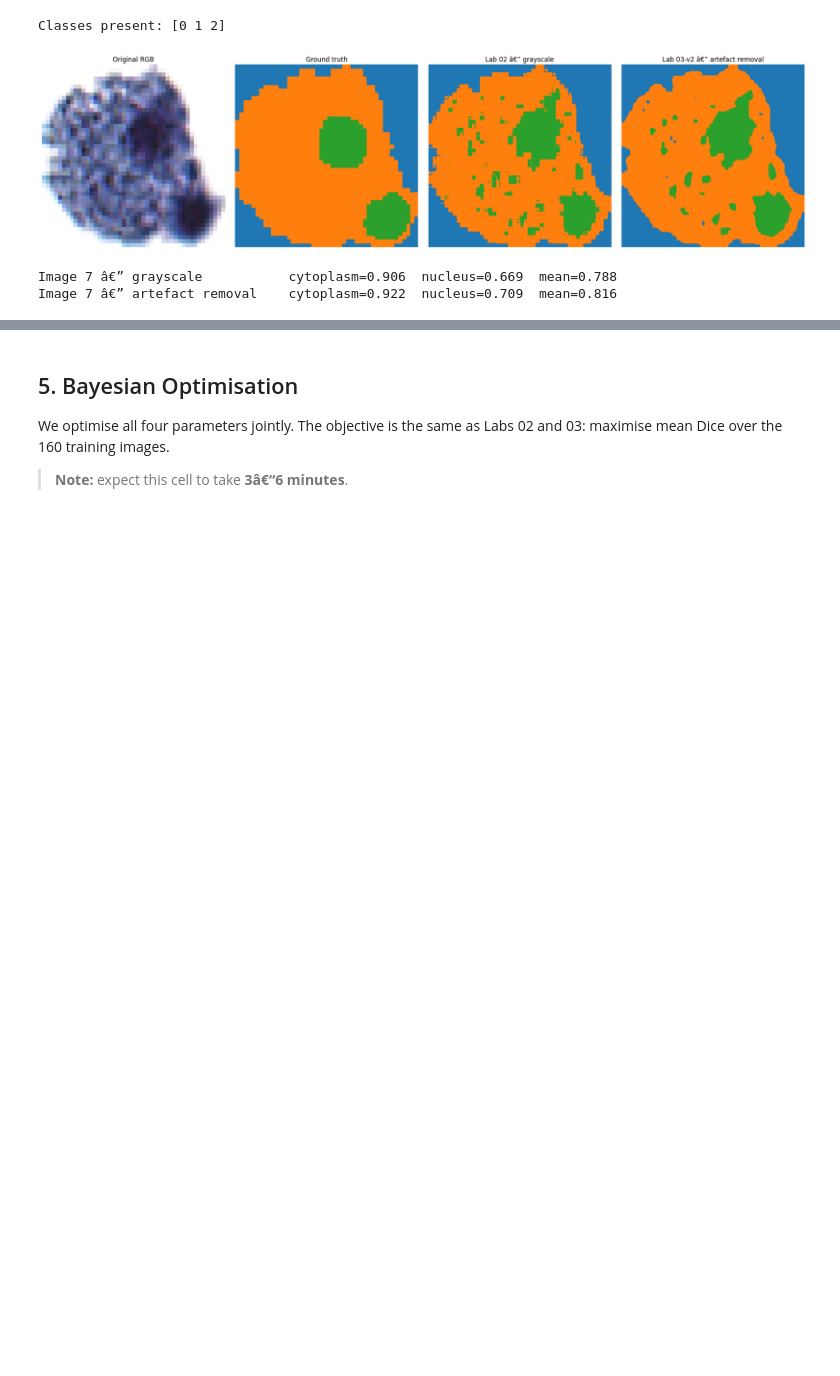
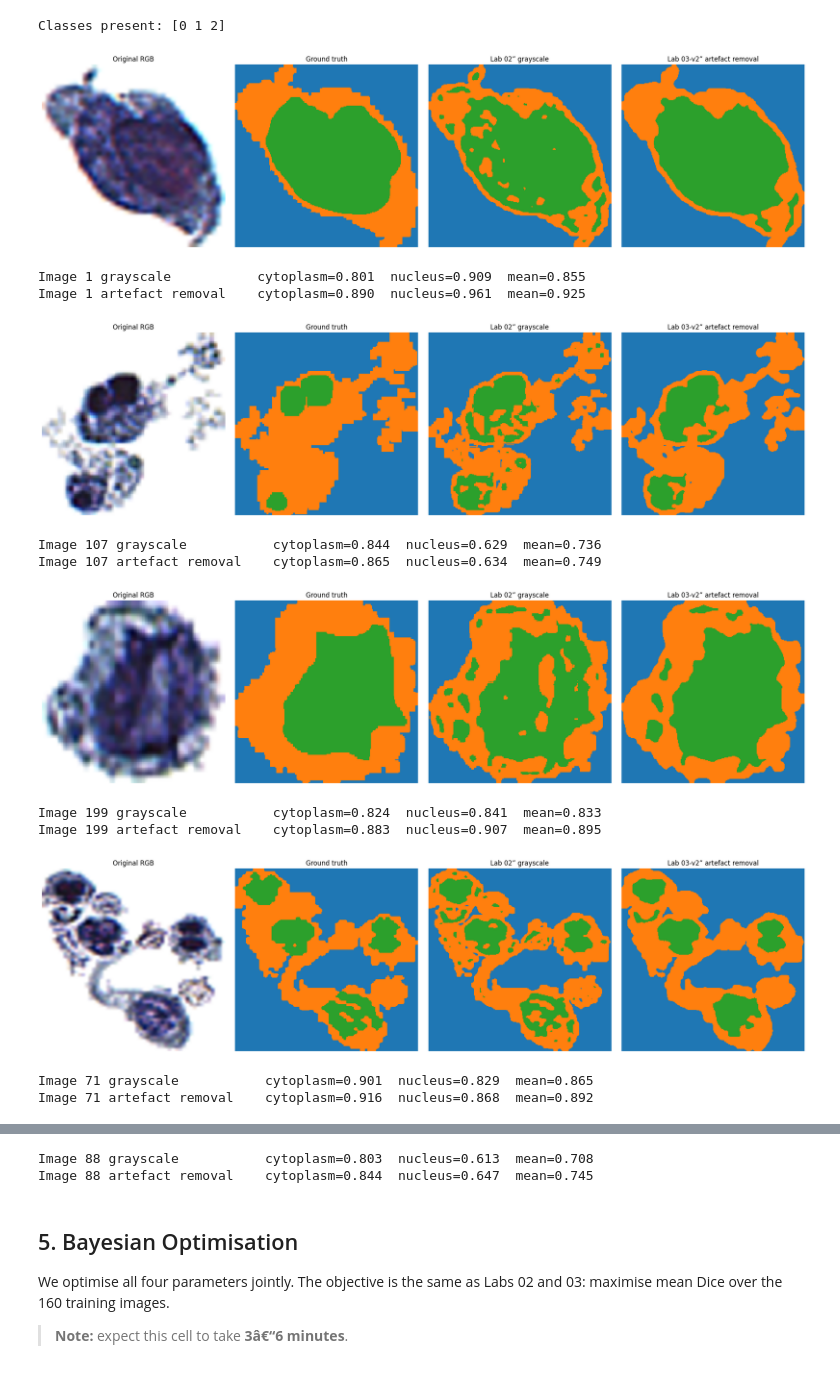
Before and after one commit to Crefossus/VocEd, a Jupyter notebook: 03v2_stain_deconvolution.ipynb, the cells around one changed output, grey strips where cells are left out. Cells and saved outputs as stored; diff of their text form; code cells hidden in the pictures; blank space fills up the shorter version.

```diff
--- a/03v2_stain_deconvolution.ipynb
+++ b/03v2_stain_deconvolution.ipynb
@@ -159,7 +159,7 @@ The new pipeline has three stages:
 | `min_nuc_size` | Min nucleus fragment size (pixels) | [10, 500] |
 | `min_cyto_size` | Min cytoplasm fragment size (pixels) | [10, 500] |
 # %%
-def segment_morph(img, t_nuc, t_bg, min_nuc_size=20, min_cyto_size=20,
+def segment_morph(img, t_nuc, t_bg, min_nuc_size=200, min_cyto_size=20,
                   blur_sigma=1.5):
     """
     Targeted cleanup pipeline with Gaussian blur â†’ NLM preprocessing.
@@ -210,24 +210,45 @@ Classes present: [0 1 2]
 # %%
 ## 4. Visual Comparison on Image 7
 
-pred_gray7  = segment_gray( X[7], 0.29, 0.95)
-pred_morph7 = segment_morph(X[7], 0.29, 0.95)   # same thresholds, artefact removal added
+import random
 
-fig, axes = plt.subplots(1, 4, figsize=(20, 5))
-axes[0].imshow(X[7].transpose(1, 2, 0));                                   axes[0].set_title('Original RGB')
-axes[1].imshow(y[7],         cmap='tab10', vmin=0, vmax=9, interpolation='nearest'); axes[1].set_title('Ground truth')
-axes[2].imshow(pred_gray7,   cmap='tab10', vmin=0, vmax=9, interpolation='nearest'); axes[2].set_title('Lab 02 â€” grayscale')
-axes[3].imshow(pred_morph7,  cmap='tab10', vmin=0, vmax=9, interpolation='nearest'); axes[3].set_title('Lab 03-v2 â€” artefact removal')
-for ax in axes:
-    ax.axis('off')
-plt.tight_layout()
-plt.show()
+for _ in range(5):
+    sample = random.choice(test_idx)
+    pred_gray  = segment_gray( X[sample], 0.36, 0.95)
+    pred_morph = segment_morph(X[sample], 0.36, 0.95)   # same thresholds, artefact removal added
 
-for name, pred in [('grayscale', pred_gray7), ('artefact removal', pred_morph7)]:
-    d1 = dice_score(pred, y[7], 1)
-    d2 = dice_score(pred, y[7], 2)
-    print(f'Image 7 â€” {name:18s}  cytoplasm={d1:.3f}  nucleus={d2:.3f}  mean={0.5*(d1+d2):.3f}')
+    fig, axes = plt.subplots(1, 4, figsize=(20, 5))
+
+    axes[0].imshow(X[sample].transpose(1, 2, 0))
+    axes[0].set_title('Original RGB')
+
+    axes[1].imshow(y[sample], cmap='tab10', vmin=0, vmax=9, interpolation='nearest')
+    axes[1].set_title('Ground truth')
+
+    axes[2].imshow(pred_gray,   cmap='tab10', vmin=0, vmax=9, interpolation='nearest')
+    axes[2].set_title('Lab 02” grayscale')
+
+    axes[3].imshow(pred_morph,  cmap='tab10', vmin=0, vmax=9, interpolation='nearest')
+    axes[3].set_title('Lab 03-v2” artefact removal')
+    for ax in axes:
+        ax.axis('off')
+    plt.tight_layout()
+    plt.show()
+
+    for name, pred in [('grayscale', pred_gray), ('artefact removal', pred_morph)]:
+        d1 = dice_score(pred, y[sample], 1)
+        d2 = dice_score(pred, y[sample], 2)
+        print(f'Image {sample} {name:18s}  cytoplasm={d1:.3f}  nucleus={d2:.3f}  mean={0.5*(d1+d2):.3f}')
 # %% [output]
-[figure, old version]
+[figure, new version]
-Image 7 â€” grayscale           cytoplasm=0.906  nucleus=0.669  mean=0.788
-Image 7 â€” artefact removal    cytoplasm=0.922  nucleus=0.709  mean=0.816
+Image 1 grayscale           cytoplasm=0.801  nucleus=0.909  mean=0.855
+Image 1 artefact removal    cytoplasm=0.890  nucleus=0.961  mean=0.925
+[figure, added]
+Image 107 grayscale           cytoplasm=0.844  nucleus=0.629  mean=0.736
+Image 107 artefact removal    cytoplasm=0.865  nucleus=0.634  mean=0.749
+[figure, added]
+Image 199 grayscale           cytoplasm=0.824  nucleus=0.841  mean=0.833
+Image 199 artefact removal    cytoplasm=0.883  nucleus=0.907  mean=0.895
+[figure, added]
+Image 71 grayscale           cytoplasm=0.901  nucleus=0.829  mean=0.865
+Image 71 artefact removal    cytoplasm=0.916  nucleus=0.868  mean=0.892
@@ -234,3 +256,5 @@ Image 7 â€” artefact removal    cytoplasm=0.922  nucleus=0.709  mean=0.816
+Image 88 grayscale           cytoplasm=0.803  nucleus=0.613  mean=0.708
+Image 88 artefact removal    cytoplasm=0.844  nucleus=0.647  mean=0.745
 # %% [markdown]
 ## 5. Bayesian Optimisation
 
```
Also changed, not shown: parts of 2 cells of this notebook.
